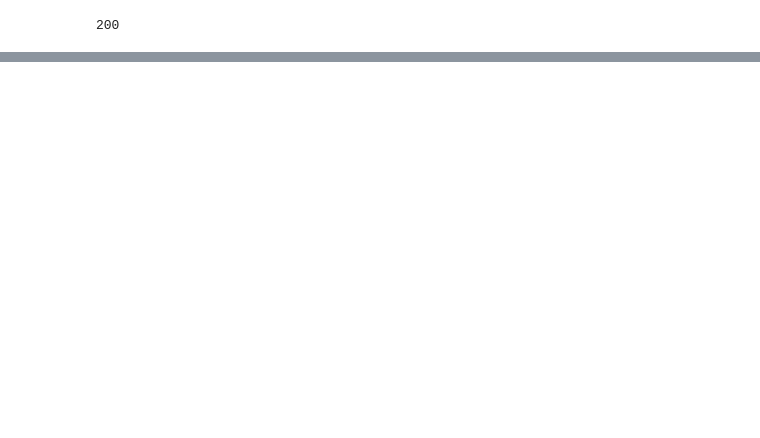
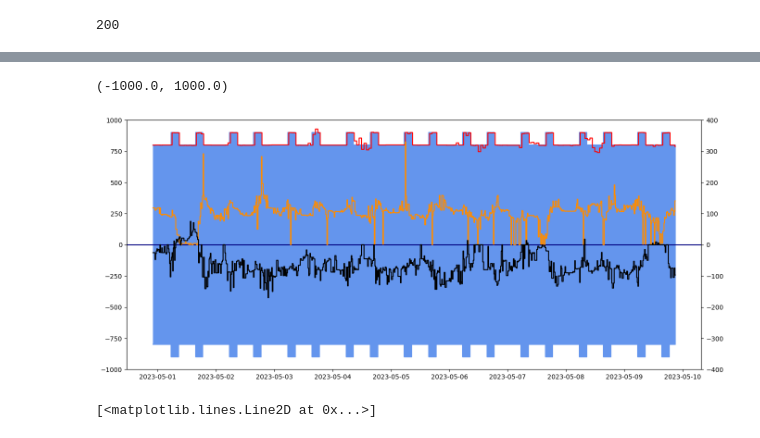
Before and after one commit to EladioJES/ESIOS, a Jupyter notebook: Untitled.ipynb, the cells around one changed output, grey strips where cells are left out. Saved outputs shown, nothing was run; the diff lists cells and outputs as text; code cells hidden in the pictures; blank space fills up the shorter version.

```diff
--- a/Untitled.ipynb
+++ b/Untitled.ipynb
@@ -56,0 +240,15 @@ df.to_csv('pices.csv')
+# %%
+indicator = 682
+
+r = requests.get(f'https://api.esios.ree.es/indicators/{str(indicator)}', headers = headers, params = params)
+print(r.status_code)
+
+df5 = pd.DataFrame(r.json()['indicator']['values'])
+
+df5.datetime = pd.to_datetime(df5.datetime, utc = True)
+
+df5.datetime = df5.datetime.dt.tz_convert('Europe/Madrid')
+df5.set_index('datetime', inplace=True)
+df5.drop(columns=["datetime_utc","tz_time",	"geo_id","geo_name"], inplace=True)
+df5.rename(columns={'value':'precio_subir'}, inplace=True)
+df5.head()
@@ -56,0 +264,17 @@ df.to_csv('pices.csv')
+# %%
+indicator = 683
+
+r = requests.get(f'https://api.esios.ree.es/indicators/{str(indicator)}', headers = headers, params = params)
+print(r.status_code)
+
+df6 = pd.DataFrame(r.json()['indicator']['values'])
+
+df6.datetime = pd.to_datetime(df6.datetime, utc = True)
+
+df6.datetime = df6.datetime.dt.tz_convert('Europe/Madrid')
+df6.set_index('datetime', inplace=True)
+# df6.datetime
+df6.value = -df6.value
+df6.drop(columns=["datetime_utc","tz_time",	"geo_id","geo_name"], inplace=True)
+df6.rename(columns={'value':'precio_bajar'}, inplace=True)
+df6.head()
@@ -56,0 +354,20 @@ df.to_csv('pices.csv')
+# %%
+fig, ax = plt.subplots(figsize = (16, 7))
+ax.step(df3.index.values, df3.valuesubir, where = 'mid', color = 'cornflowerblue')
+ax.fill_between(df3.index.values, df3.valuesubir, step = 'mid', color = 'cornflowerblue')
+ax.step(df3.index.values, df3.valuebajar, where = 'mid', color = 'cornflowerblue')
+ax.fill_between(df3.index.values, df3.valuebajar, step = 'mid', color = 'cornflowerblue')
+ax.axhline(y=0, color = 'navy')
+ax.step(df4.index.values, df4.value, color = 'red', where = 'mid')
+ax2 = ax.twinx()
+ax2.step(df5.index.values, df5.value, color = 'darkorange', where = 'mid')
+ax2.step(df6.index.values, df6.value, color = 'black', where = 'mid')
+ax2.set_ylim(-400, 400)
+ax.set_ylim(-1000, 1000)
+# %% [output]
+(-1000.0, 1000.0)
+[figure, added]
+# %%
+ax.area
+# %% [output]
+[<matplotlib.lines.Line2D at 0x...>]
```
Also changed, not shown: parts of 66 cells of this notebook, 2 other files.
